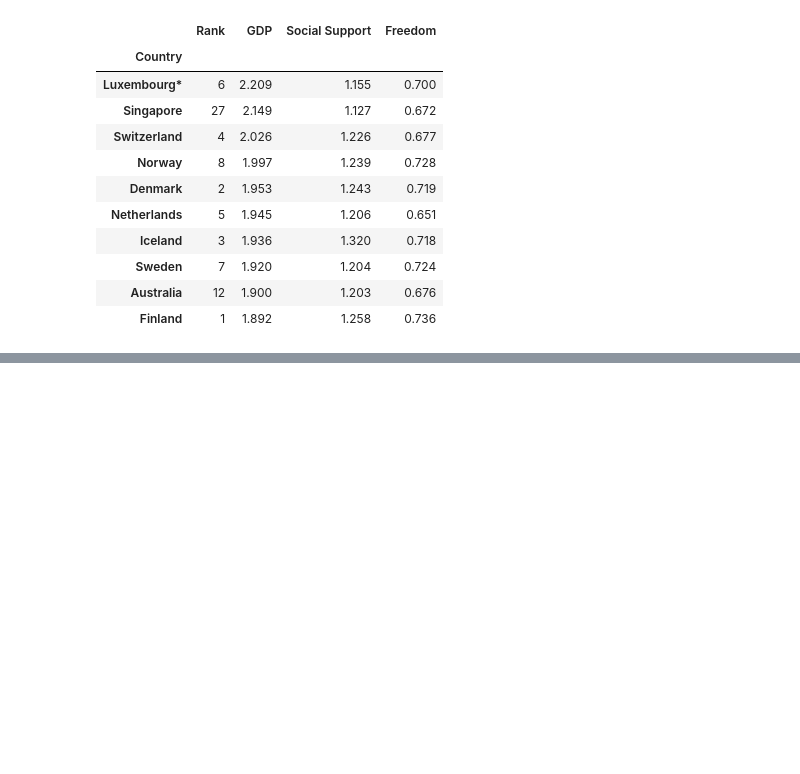
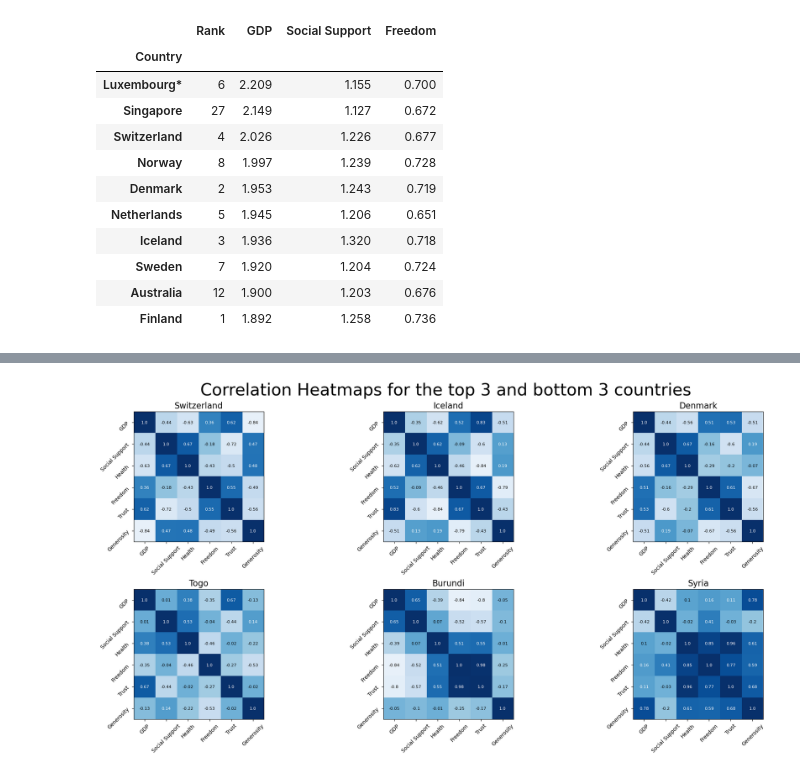
Before and after one commit to cjensen93/WorldHappinesReport, a Jupyter notebook: report.ipynb, the cells around one changed output, grey strips where cells are left out. Saved outputs shown, nothing was run; the diff lists cells and outputs as text; code cells hidden in the pictures; blank space fills up the shorter version.

```diff
--- a/report.ipynb
+++ b/report.ipynb
@@ -509,0 +617,39 @@ In terms of yearly trends, the principal components show the following:
+# %%
+drop_cols = ['Rank', 'Dystopia Residual', 'Score']
+col = 0
+
+fig, axes = plt.subplots(2, 3, layout='constrained', figsize=(20, 10))
+
+for country in higher_country_data.keys():
+    correlation = higher_country_data[country].corr()
+    axes[0, col].imshow(correlation, cmap='Blues', vmin=-1, vmax=1)
+
+    axes[0, col].set_xticks(np.arange(len(correlation.columns)), labels=correlation.columns, rotation=45)
+    axes[0, col].set_yticks(np.arange(len(correlation.columns)), labels=correlation.columns, rotation=45)
+    axes[0, col].set_title(country, fontsize=16)
+
+    for i in range(len(correlation)):
+        for j in range(len(correlation)):
+            axes[0, col].text(j, i, round(correlation.iloc[i, j], 2), ha='center', va='center', color=('white' if correlation.iloc[i, j] > .1 else 'black'), fontsize=8)
+
+    col += 1
+
+col = 0
+for country in lower_country_data.keys():
+    correlation = lower_country_data[country].corr()
+    axes[1, col].imshow(correlation, cmap='Blues', vmin=-1, vmax=1)
+
+    axes[1, col].set_xticks(np.arange(len(correlation.columns)), labels=correlation.columns, rotation=45)
+    axes[1, col].set_yticks(np.arange(len(correlation.columns)), labels=correlation.columns, rotation=45)
+    axes[1, col].set_title(country, fontsize=16)
+
+    for i in range(len(correlation)):
+        for j in range(len(correlation)):
+            axes[1, col].text(j, i, round(correlation.iloc[i, j], 2), ha='center', va='center', color=('white' if correlation.iloc[i, j] > .1 else 'black'), fontsize=8)
+
+    col += 1
+
+fig.suptitle('Correlation Heatmaps for the top 3 and bottom 3 countries ', fontsize=32)
+plt.show()
+# %% [output]
+[figure, added]
```
Also changed, not shown: parts of 12 cells of this notebook.
